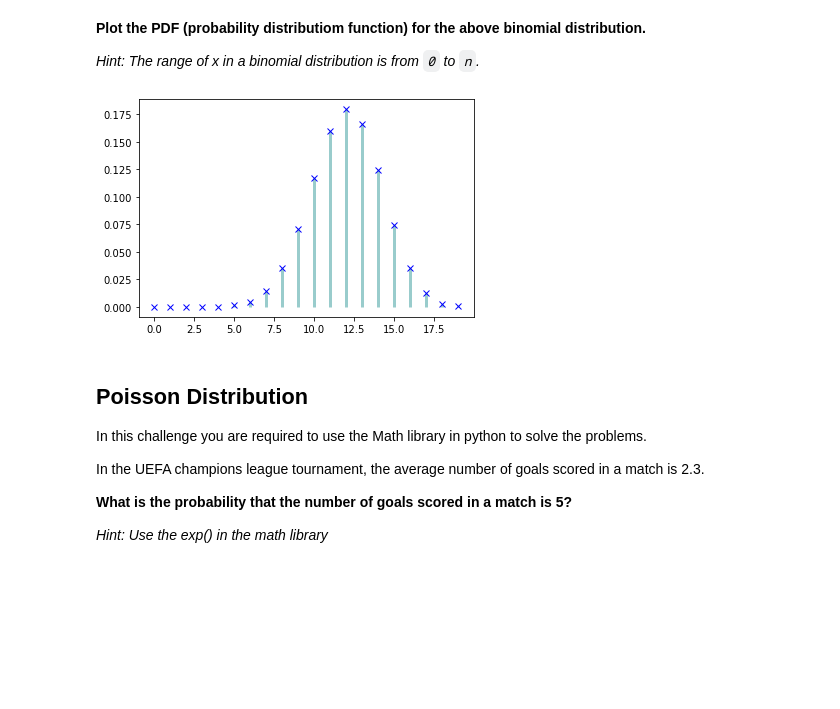
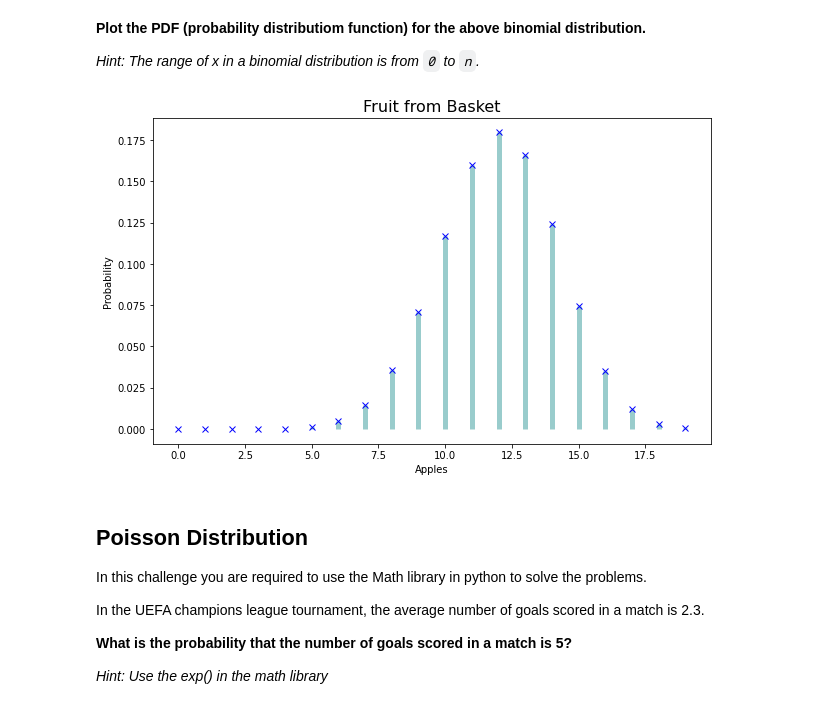
Before and after one commit to Ironhack-Data-Madrid-Marzo-2021/lab-discrete-probability-distribution, a Jupyter notebook: your-code/main.ipynb, the cells around one changed output. Cells and saved outputs as stored; diff of their text form; code cells hidden in the pictures; blank space fills up the shorter version.

```diff
--- a/your-code/main.ipynb
+++ b/your-code/main.ipynb
@@ -121,15 +121,18 @@ round(fruit.cdf(5),4)
 #import matplotlib.pyplot as plt
 # %%
 x = np.arange(0,20)
-fig, ax = plt. subplots(1,1)
+fig, ax = plt. subplots(1,1, figsize=(10,6))
 ax.plot(x,fruit.pmf(x),"xb") # https://www.mathworks.com/help/matlab/ref/linespec.html
-ax.vlines(x,0,fruit.pmf(x), colors= 'teal',lw = 3, alpha = 0.4) # http://2d.9lo.lublin.pl/DOC/python-matplotlib-doc/html/examples/color/named_colors.html
+ax.vlines(x,0,fruit.pmf(x), colors= 'teal',lw = 5, alpha = 0.4) # http://2d.9lo.lublin.pl/DOC/python-matplotlib-doc/html/examples/color/named_colors.html
+plt.title("Fruit from Basket", size=16)
+plt.xlabel("Apples")
+plt.ylabel("Probability")
 
 plt.show()
 
 # https://matplotlib.org/devdocs/api/_as_gen/matplotlib.lines.Line2D.html
 # %% [output]
-[figure, old version]
+[figure, new version]
 # %% [markdown]
 ## Poisson Distribution
 
```
Also changed, not shown: parts of 8 cells of this notebook.
